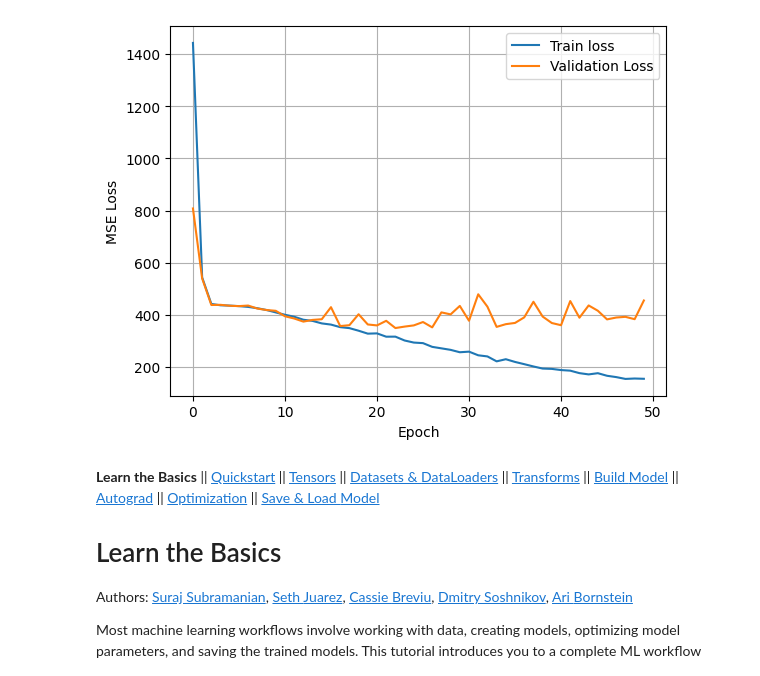
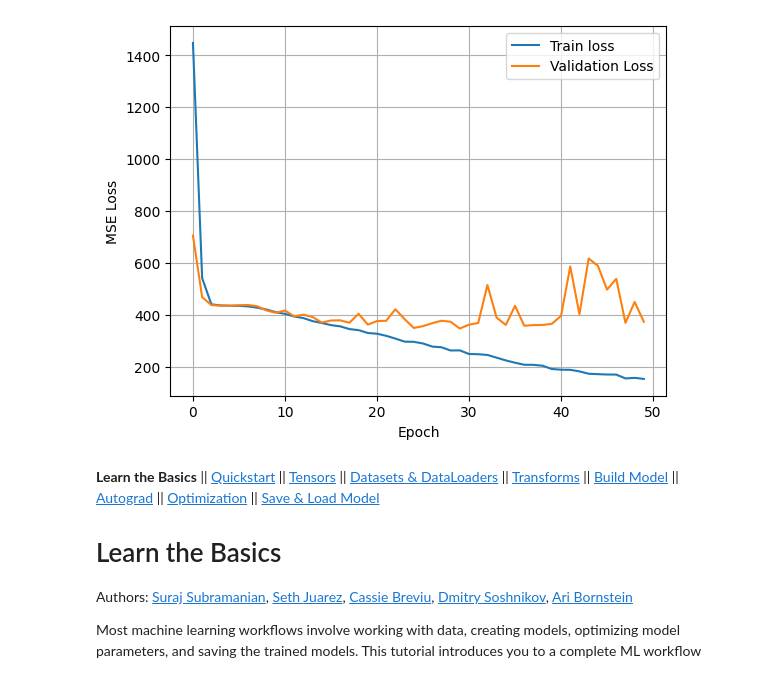
Before and after one commit to jjo0914/BrainCompetition, a Jupyter notebook: _downloads/070179efc13bd796c5dd4af7bf52d5b9/intro.ipynb, the cells around one changed output. Saved outputs shown, nothing was run; the diff lists cells and outputs as text; code cells hidden in the pictures.

```diff
--- a/_downloads/070179efc13bd796c5dd4af7bf52d5b9/intro.ipynb
+++ b/_downloads/070179efc13bd796c5dd4af7bf52d5b9/intro.ipynb
@@ -142,7 +142,7 @@ class SignalCNN(nn.Module): # 예시로 nn.Module,parameters() 가있는데 이
 
     x = self.global_pool(x)
     x = self.flatten(x)
-    x= self.dropout(x)
+    x = self.dropout(x)
     x = self.fc(x)
 
     return x
@@ -156,10 +156,13 @@ model=SignalCNN(input_channels,output_dim).to(device) # 객체만들기
 print("모델선언완료",model)
 # 얼마나 다른지계산하는 Loss함수 객체 랑  가중치&필터계수 수정하는 optimizer함수 객체 선언
 criterion=nn.MSELoss()  #객체만들기
-optimizer=torch.optim.Adam(model.parameters(),lr=0.001) # 객체만들기
+optimizer=torch.optim.AdamW(model.parameters(),lr=0.001,weight_decay=0.001) # 객체만들기
                                                         # Adam이라는 optimizer사용 (.SGD,AdamW,RMSDrop,Adagrad)
                                                         # 필터나 가중치 w값들을 w_new=w - lr * grad 이런식으로 수정한다
                                                         # lr=learingrate : 얼마나 grad방향으로 이동할지..
+# learing rate 조정용 스케쥴러객체
+scheduler=torch.optim.lr_scheduler.ReduceLROnPlateau(optimizer,mode="min",factor=0.5,patience=5,verbose=True) # val_loss가 5epoch 동안 안 좋아지면 learning rate를 절반으로 줄임
+
 #학습하기
 epochs=50 # 전체데이터를 50번 학습하겠다
 train_loss_list=[]  # loss를 저장하는이유?
@@ -205,6 +208,7 @@ for epoch in range(epochs):
   train_loss_list.append(train_loss)
   val_loss_list.append(val_loss)
   print(f"Epoch [{epoch+1}/{epochs}] Train Loss: {train_loss:.4f} / Val Loss: {val_loss:.4f}")
+  scheduler.step(val_loss)
 
 # 학습 다 하고 그래프확인
 plt.figure()
@@ -246,4 +250,4 @@ Epoch [50/50] Train Loss: 154.8392 / Val Loss: 455.0316
-[figure, old version]
+[figure, new version]
 # %% [markdown]
 **Learn the Basics** \|\| [Quickstart](quickstart_tutorial.html) \|\|
 [Tensors](tensorqs_tutorial.html) \|\| [Datasets &
```
Also changed, not shown: parts of 1 cell of this notebook.
